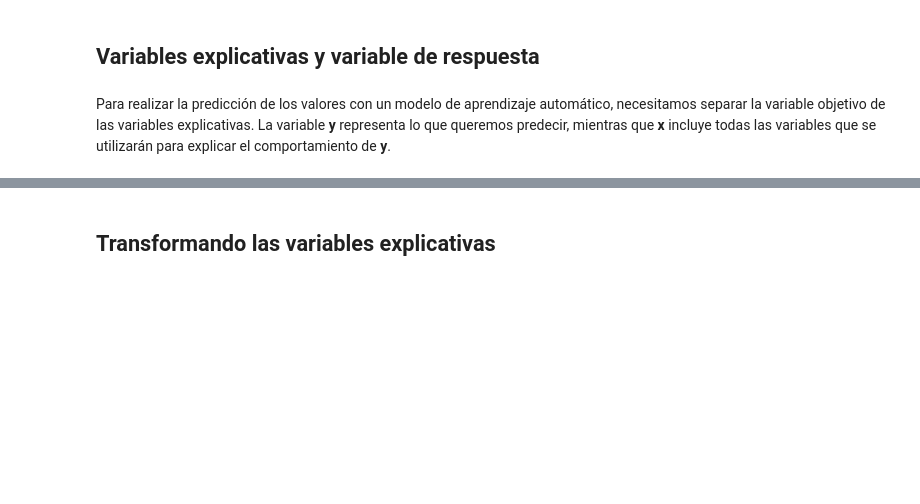
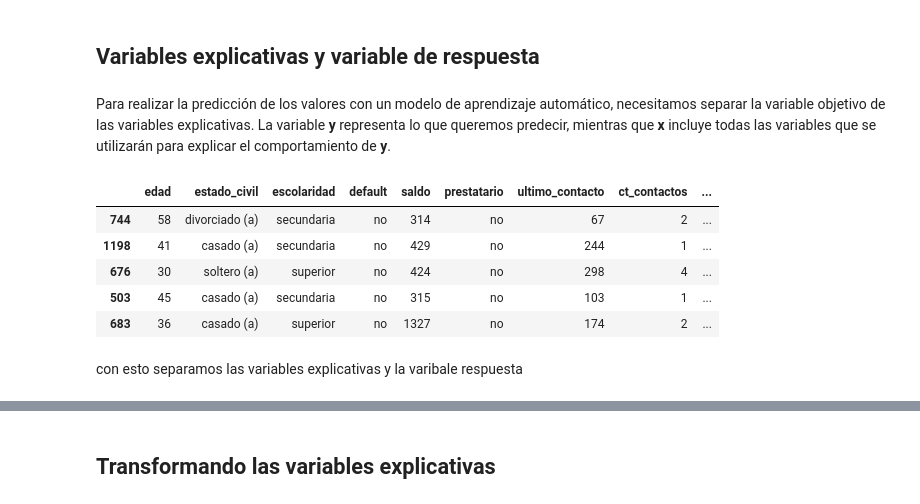
Before and after one commit to Kevincancino26/mis-notebook-de-estudio-, a Jupyter notebook: Clasificacion_primeros_pasos(Clasificación: aprendiendo a clasificar datos con Machine Learning).ipynb, the cells around one changed output, grey strips where cells are left out. Saved outputs shown, nothing was run; the diff lists cells and outputs as text; code cells hidden in the pictures; blank space fills up the shorter version.

```diff
--- a/Clasificacion_primeros_pasos(Clasificación: aprendiendo a clasificar datos con Machine Learning).ipynb
+++ b/Clasificacion_primeros_pasos(Clasificación: aprendiendo a clasificar datos con Machine Learning).ipynb
@@ -22,3 +19,5 @@ datos=pd.read_csv(url)
+# %%
+datos=pd.read_csv('/content/marketing_inversiones.csv')
 # %%
 datos.head()
 # %% [output]
@@ -122,3 +121,14 @@ px.box(datos,x='ct_contactos',color='adherencia_inversion')
 ## Variables explicativas y variable de respuesta
 # %% [markdown]
 Para realizar la predicción de los valores con un modelo de aprendizaje automático, necesitamos separar la variable objetivo de las variables explicativas. La variable **y** representa lo que queremos predecir, mientras que **x** incluye todas las variables que se utilizarán para explicar el comportamiento de **y**.
+# %%
+datos.sample(5)
+# %% [output]
+|  | edad | estado_civil | escolaridad | default | saldo | prestatario | ultimo_contacto | ct_contactos | ... |
+| 744 | 58 | divorciado (a) | secundaria | no | 314 | no | 67 | 2 | ... |
+| 1198 | 41 | casado (a) | secundaria | no | 429 | no | 244 | 1 | ... |
+| 676 | 30 | soltero (a) | superior | no | 424 | no | 298 | 4 | ... |
+| 503 | 45 | casado (a) | secundaria | no | 315 | no | 103 | 1 | ... |
+| 683 | 36 | casado (a) | superior | no | 1327 | no | 174 | 2 | ... |
+# %% [markdown]
+con esto separamos las variables explicativas y la varibale respuesta
```
Also changed, not shown: parts of 12 cells of this notebook.
